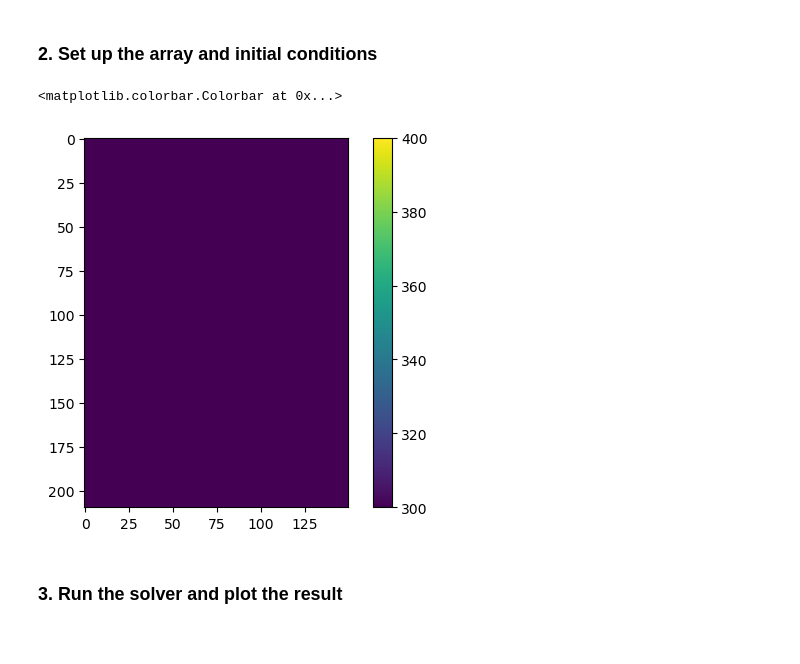
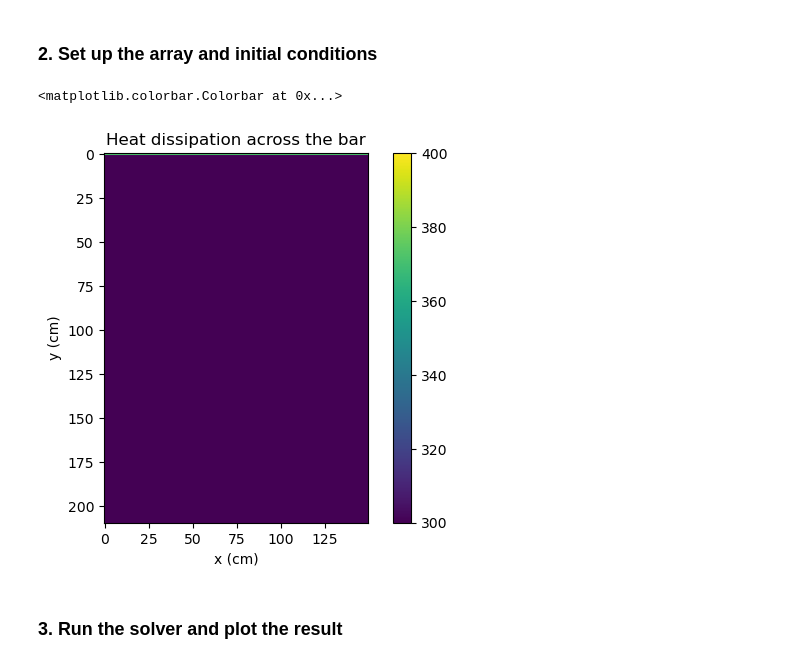
Before and after one commit to zfla/PHAS0030, a Jupyter notebook: Week 5/PHAS0030_W5_ZainFoxLatif.ipynb, the cells around one changed output. Saved outputs shown, nothing was run; the diff lists cells and outputs as text; code cells hidden in the pictures.

```diff
--- a/Week 5/PHAS0030_W5_ZainFoxLatif.ipynb
+++ b/Week 5/PHAS0030_W5_ZainFoxLatif.ipynb
@@ -58,21 +58,24 @@ def update_GS_SOR(arr, M, N, omega):
 # %%
 # Increasing each factor by 10 to improve simulation quality
 # Dimensions of the bar (in cm)
 M = 210
 N = 150
 
 # Boundary conditions for temperature
 T1 = 3000
 T2 = 4000
 theta = T1 * np.ones((M,N))
 theta[0,:] = T2
 
 # Plot initial guess
 plt.imshow(theta/10)
+plt.xlabel('x (cm)')
+plt.ylabel('y (cm)')
+plt.title('Heat dissipation across the bar')
 plt.colorbar()
 # %% [output]
 <matplotlib.colorbar.Colorbar at 0x...>
-[figure, old version]
+[figure, new version]
 # %% [markdown]
 ### 3. Run the solver and plot the result
 # %%
```
Also changed, not shown: parts of 3 cells of this notebook, 3 other files.
